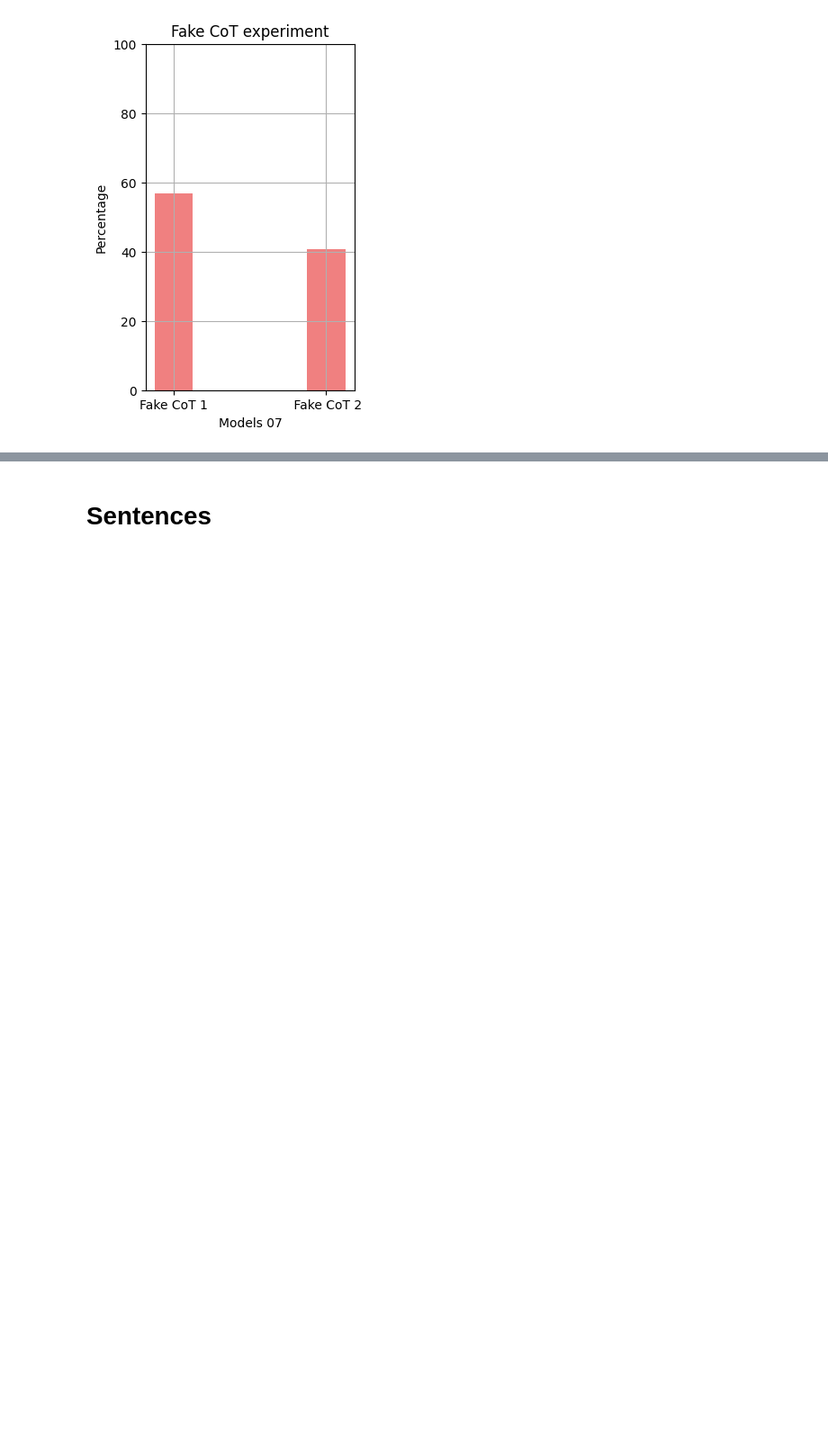
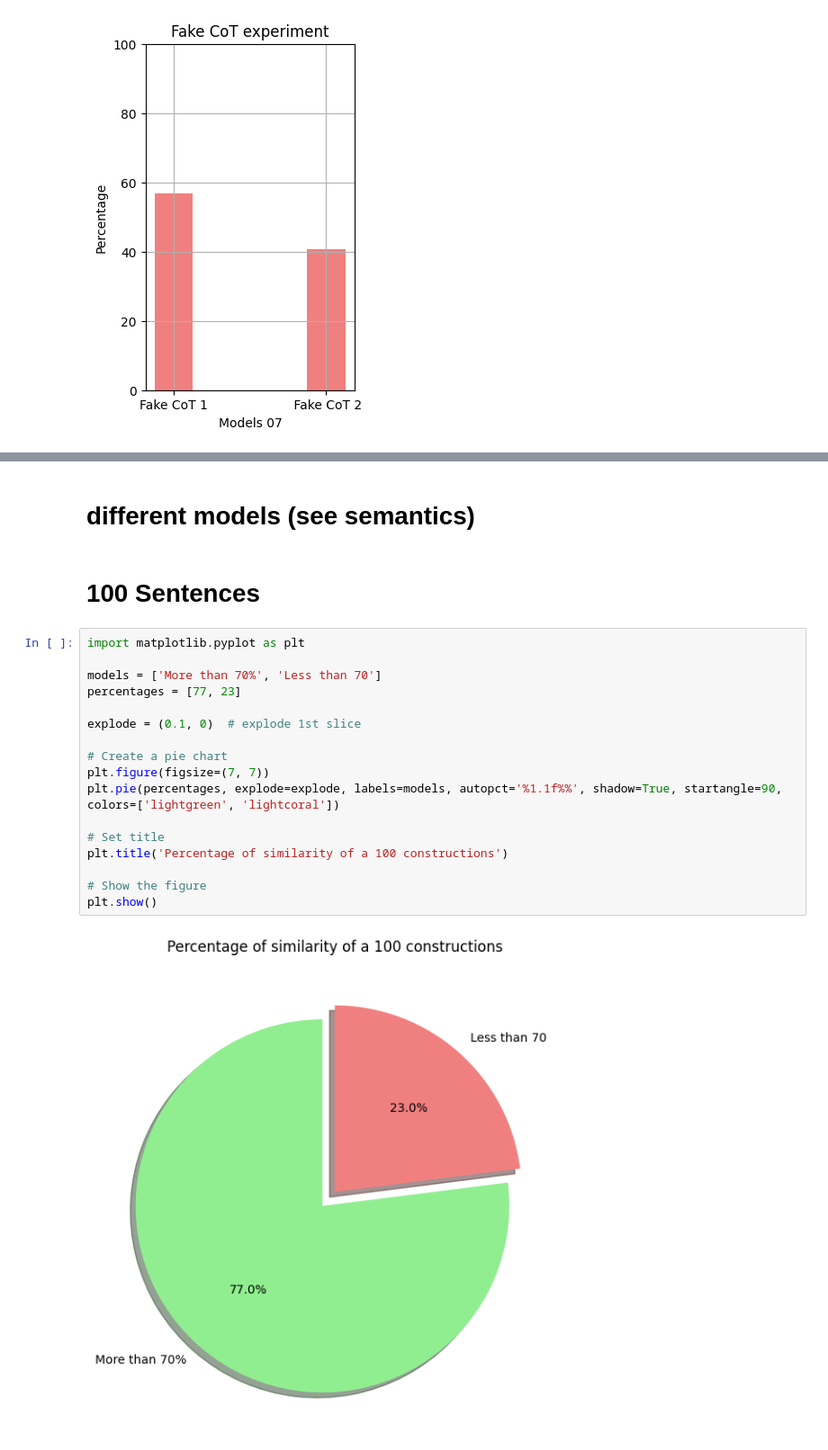
Before and after one commit to yassir28/Darija-LLMs, a Jupyter notebook: 12 analysis.ipynb, the cells around one changed output, grey strips where cells are left out. Shown: that part at 90% size. Drawn from its saved outputs; the diff is of its cells as text; blank space fills up the shorter version.

Commit message:
constructions

```diff
--- a/verbs/12 analysis.ipynb
+++ b/12 analysis.ipynb
@@ -398,2 +406,23 @@ plt.show()
+# %% [markdown]
+# different models (see semantics)
 # %% [markdown]
-# Sentences
+# 100 Sentences
+# %%
+import matplotlib.pyplot as plt
+
+models = ['More than 70%', 'Less than 70']
+percentages = [77, 23]
+
+explode = (0.1, 0)  # explode 1st slice
+
+# Create a pie chart
+plt.figure(figsize=(7, 7))
+plt.pie(percentages, explode=explode, labels=models, autopct='%1.1f%%', shadow=True, startangle=90, colors=['lightgreen', 'lightcoral'])
+
+# Set title
+plt.title('Percentage of similarity of a 100 constructions')
+
+# Show the figure
+plt.show()
+# %% [output]
+[figure, added]
```
Also changed, not shown: parts of 7 cells of this notebook, 9 other files.
